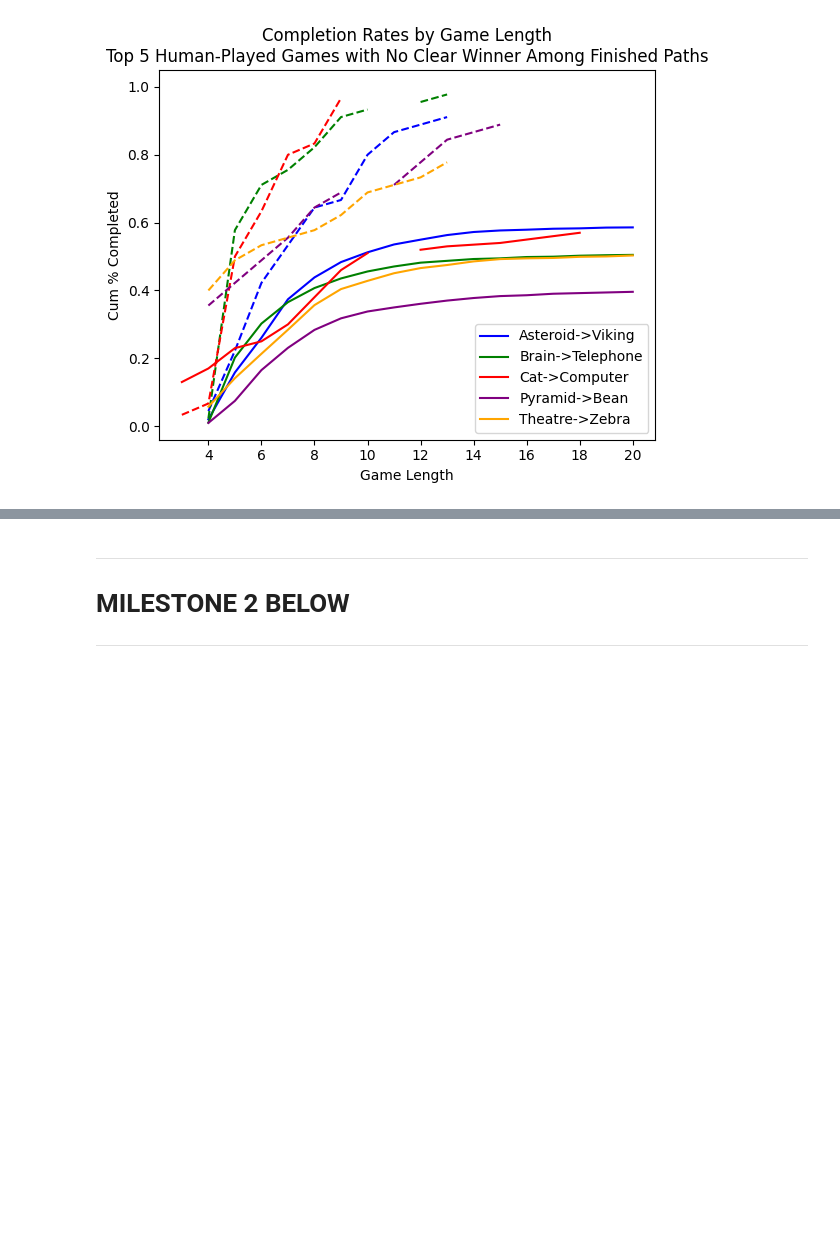
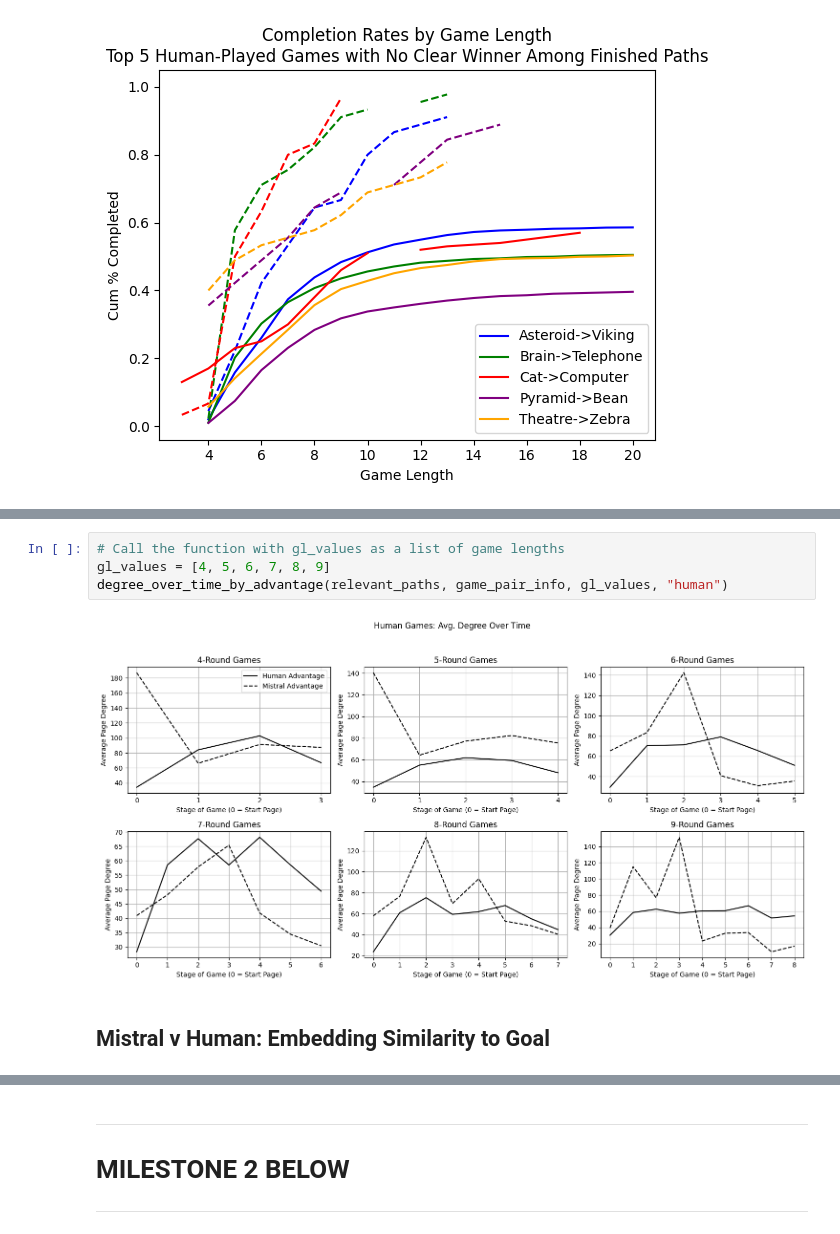
Before and after one commit to epfl-ada/ada-2023-project-klech, a Jupyter notebook: analysis.ipynb, the cells around one changed output, grey strips where cells are left out. Saved outputs shown, nothing was run; the diff lists cells and outputs as text; blank space fills up the shorter version.

```diff
--- a/analysis.ipynb
+++ b/analysis.ipynb
@@ -337,0 +431,8 @@ for game_degree in [3, 4, 5, 6]:
+# %%
+# Call the function with gl_values as a list of game lengths
+gl_values = [4, 5, 6, 7, 8, 9]
+degree_over_time_by_advantage(relevant_paths, game_pair_info, gl_values, "human")
+# %% [output]
+[figure, added]
+# %% [markdown]
+## Mistral v Human: Embedding Similarity to Goal
```
Also changed, not shown: parts of 13 cells of this notebook, 1 other file.
